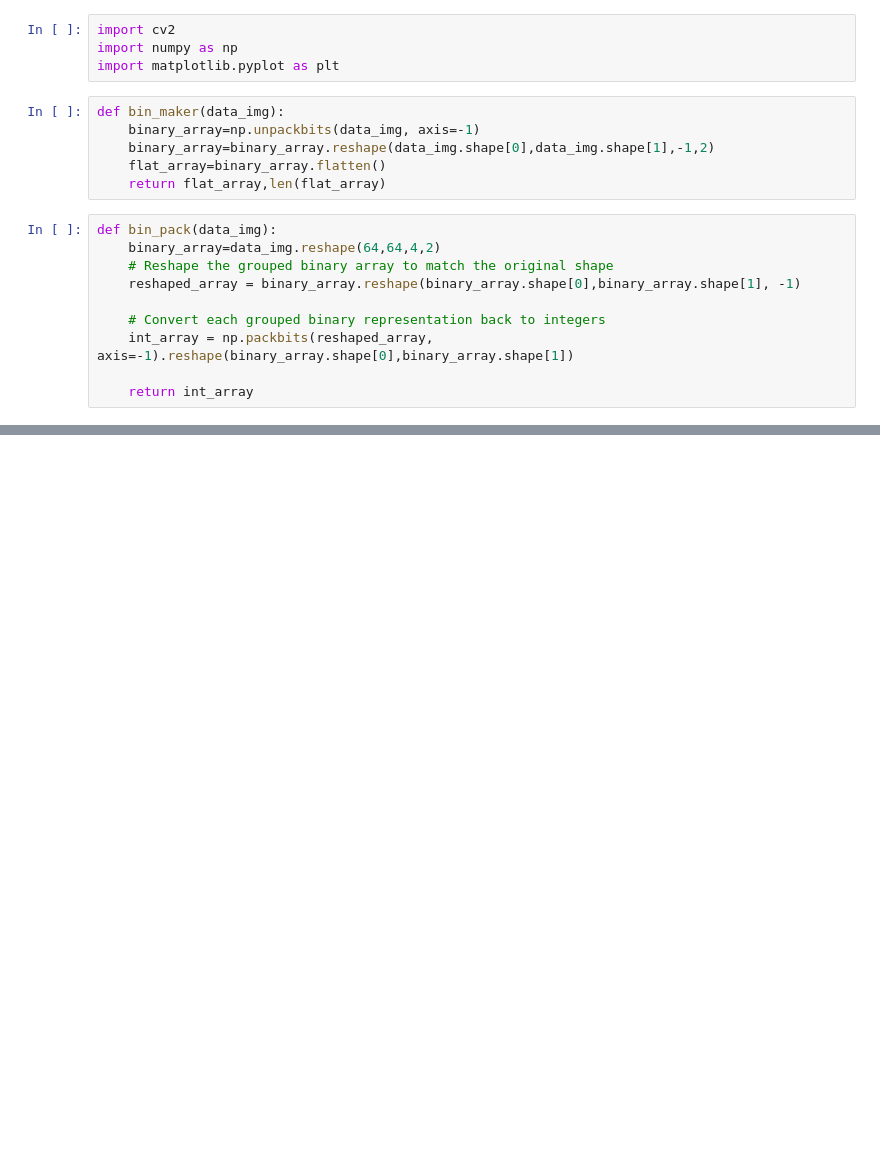
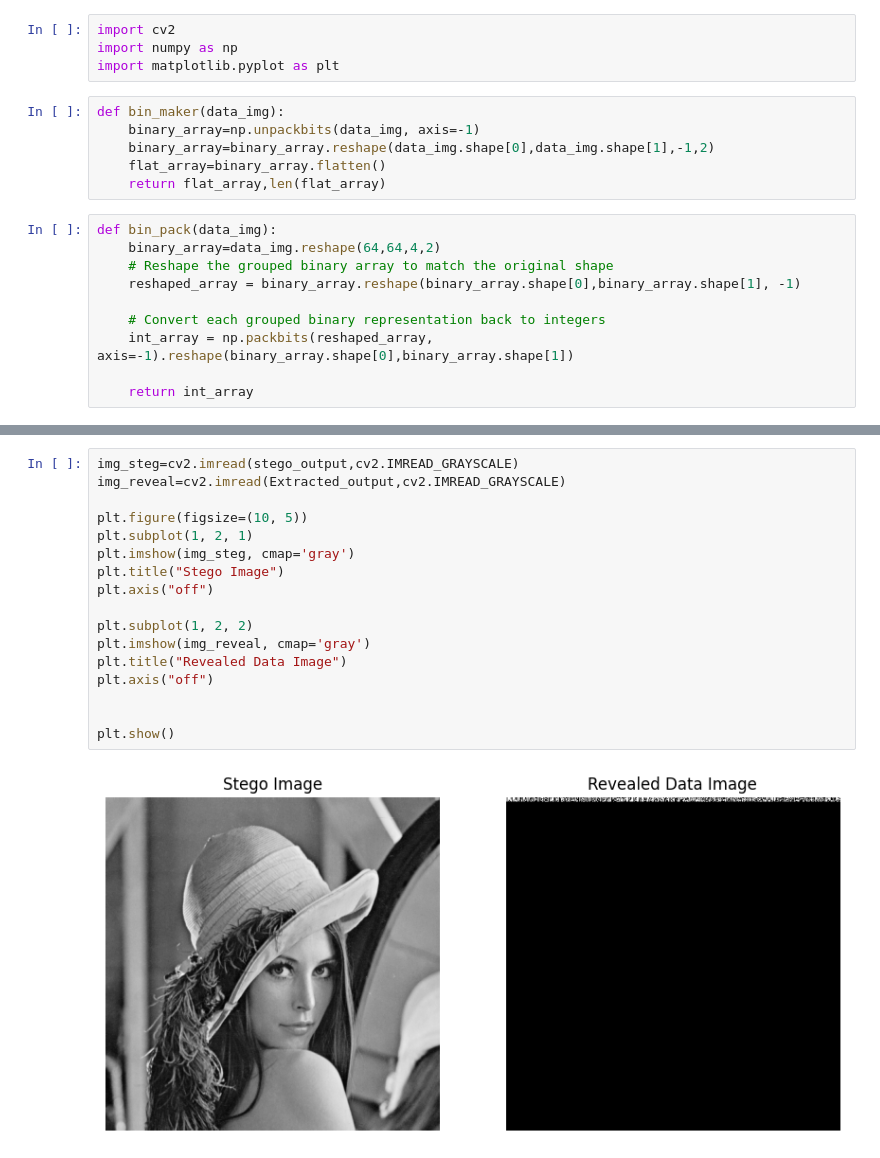
Before and after one commit to Anikrage/Basic-Image-Steganography, a Jupyter notebook: steg.ipynb, the cells around one changed output, grey strips where cells are left out. Drawn from its saved outputs; the diff is of its cells as text; blank space fills up the shorter version.

```diff
--- a/steg.ipynb
+++ b/steg.ipynb
@@ -69,0 +109,19 @@ def reveal_image(stego_path, output_path):
+# %%
+img_steg=cv2.imread(stego_output,cv2.IMREAD_GRAYSCALE)
+img_reveal=cv2.imread(Extracted_output,cv2.IMREAD_GRAYSCALE)
+
+plt.figure(figsize=(10, 5))
+plt.subplot(1, 2, 1)
+plt.imshow(img_steg, cmap='gray')
+plt.title("Stego Image")
+plt.axis("off")
+
+plt.subplot(1, 2, 2)
+plt.imshow(img_reveal, cmap='gray')
+plt.title("Revealed Data Image")
+plt.axis("off")
+
+
+plt.show()
+# %% [output]
+[figure, added]
```
Also changed, not shown: parts of 6 cells of this notebook, 5 other files.
